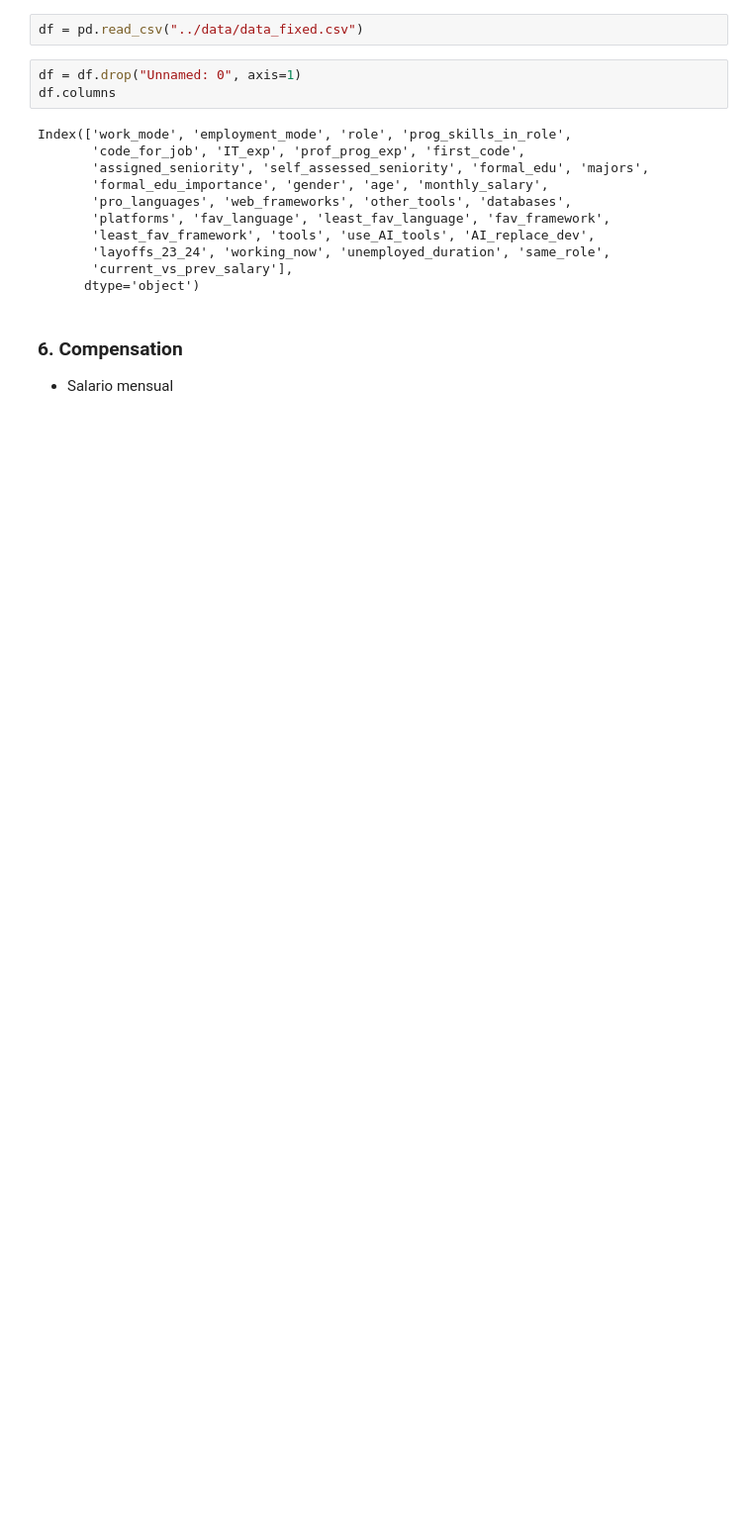
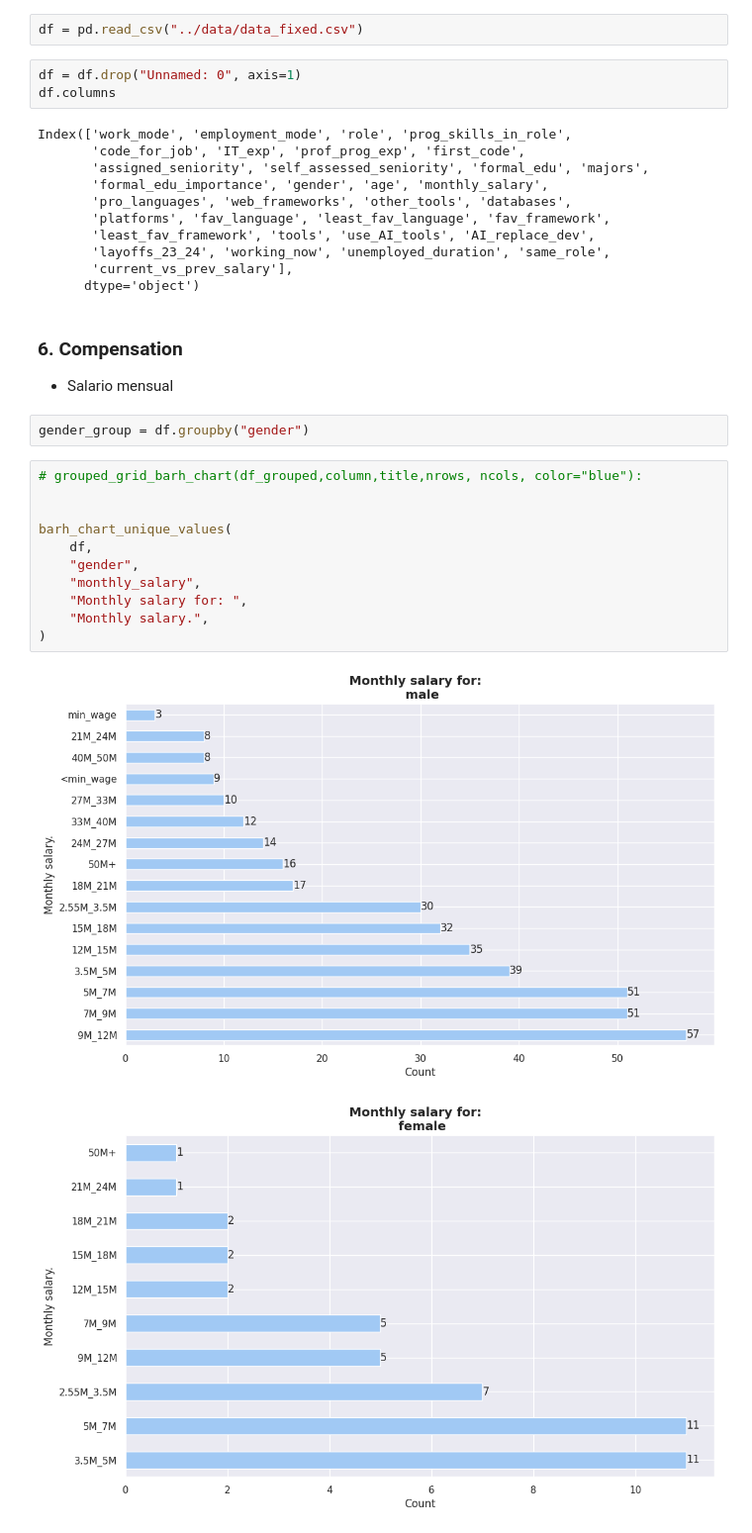
Before and after one commit to TorrezMN/Enc.-Devs-2024-Py, a Jupyter notebook: notebooks/salarios.ipynb, the cells around one changed output. Shown at 99% size. Saved outputs shown, nothing was run; the diff lists cells and outputs as text; blank space fills up the shorter version.

```diff
--- a/notebooks/salarios.ipynb
+++ b/notebooks/salarios.ipynb
@@ -50,3 +53,19 @@ Index(['work_mode', 'employment_mode', 'role', 'prog_skills_in_role',
 # %% [markdown]
 ### 6. **Compensation**
    - Salario mensual
+# %%
+gender_group = df.groupby("gender")
+# %%
+# grouped_grid_barh_chart(df_grouped,column,title,nrows, ncols, color="blue"):
+
+
+barh_chart_unique_values(
+    df,
+    "gender",
+    "monthly_salary",
+    "Monthly salary for: ",
+    "Monthly salary.",
+)
+# %% [output]
+[figure, added]
+[figure, added]
```
Also changed, not shown: parts of 55 cells of this notebook, 3 other files.
